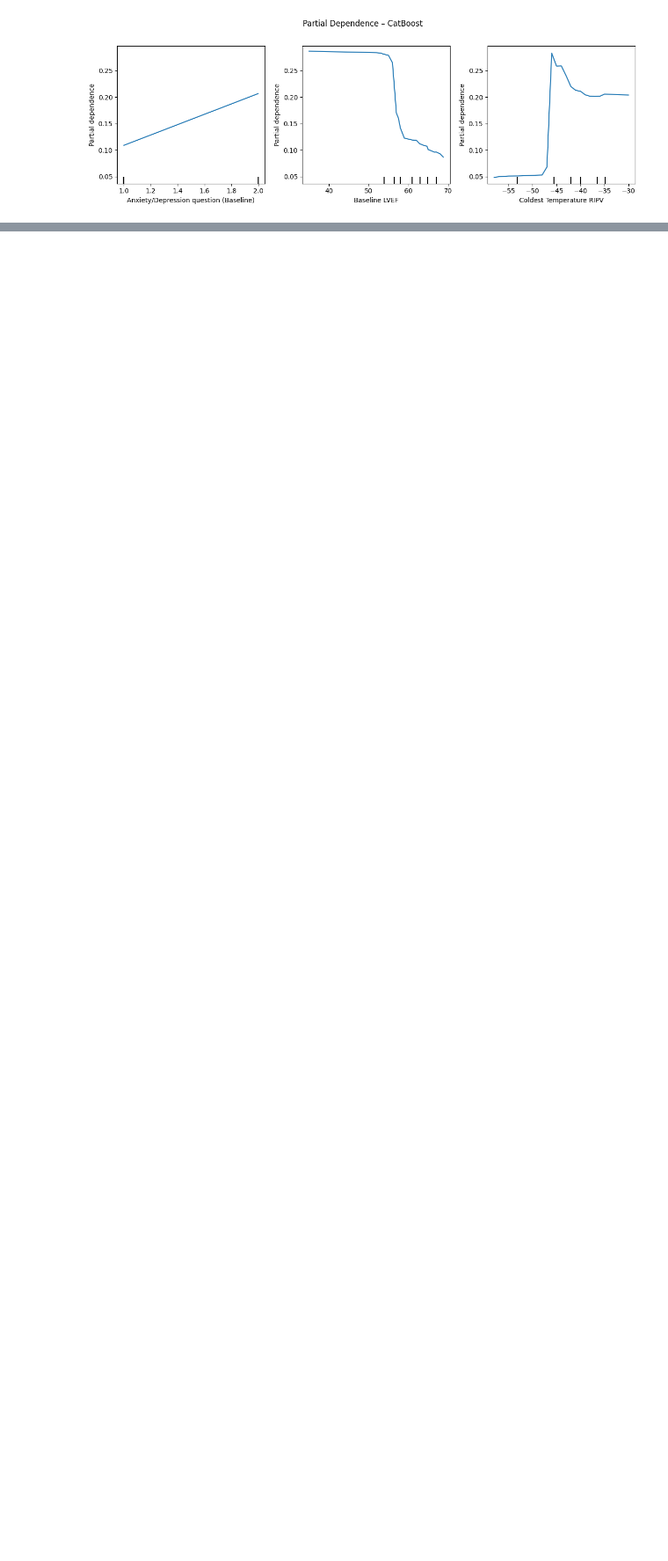
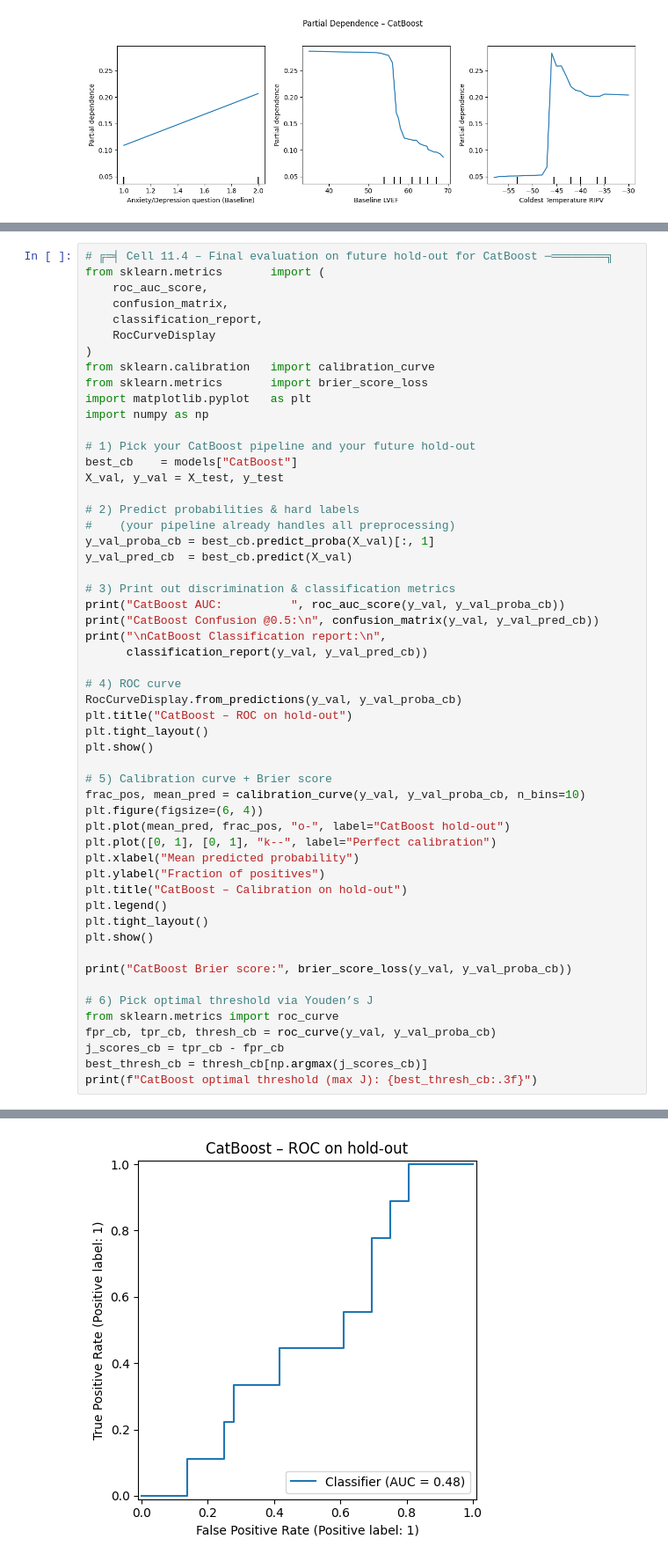
Before and after one commit to lochieh19798/Data-analysis, a Jupyter notebook: Figure2mod.ipynb, the cells around one changed output, grey strips where cells are left out. Shown at 88% size. Cells and saved outputs as stored; diff of their text form; blank space fills up the shorter version.

```diff
--- a/Figure2mod.ipynb
+++ b/Figure2mod.ipynb
@@ -1511,3 +1582,58 @@ plt.tight_layout()
 plt.show()
 # %% [output]
 [figure]
+# %%
+# ╔═╡ Cell 11.4 – Final evaluation on future hold-out for CatBoost ─════════╗
+from sklearn.metrics       import (
+    roc_auc_score,
+    confusion_matrix,
+    classification_report,
+    RocCurveDisplay
+)
+from sklearn.calibration   import calibration_curve
+from sklearn.metrics       import brier_score_loss
+import matplotlib.pyplot   as plt
+import numpy as np
+
+# 1) Pick your CatBoost pipeline and your future hold-out
+best_cb    = models["CatBoost"]
+X_val, y_val = X_test, y_test
+
+# 2) Predict probabilities & hard labels
+#    (your pipeline already handles all preprocessing)
+y_val_proba_cb = best_cb.predict_proba(X_val)[:, 1]
+y_val_pred_cb  = best_cb.predict(X_val)
+
+# 3) Print out discrimination & classification metrics
+print("CatBoost AUC:          ", roc_auc_score(y_val, y_val_proba_cb))
+print("CatBoost Confusion @0.5:\n", confusion_matrix(y_val, y_val_pred_cb))
+print("\nCatBoost Classification report:\n",
+      classification_report(y_val, y_val_pred_cb))
+
+# 4) ROC curve
+RocCurveDisplay.from_predictions(y_val, y_val_proba_cb)
+plt.title("CatBoost – ROC on hold-out")
+plt.tight_layout()
+plt.show()
+
+# 5) Calibration curve + Brier score
+frac_pos, mean_pred = calibration_curve(y_val, y_val_proba_cb, n_bins=10)
+plt.figure(figsize=(6, 4))
+plt.plot(mean_pred, frac_pos, "o-", label="CatBoost hold-out")
+plt.plot([0, 1], [0, 1], "k--", label="Perfect calibration")
+plt.xlabel("Mean predicted probability")
+plt.ylabel("Fraction of positives")
+plt.title("CatBoost – Calibration on hold-out")
+plt.legend()
+plt.tight_layout()
+plt.show()
+
+print("CatBoost Brier score:", brier_score_loss(y_val, y_val_proba_cb))
+
+# 6) Pick optimal threshold via Youden’s J
+from sklearn.metrics import roc_curve
+fpr_cb, tpr_cb, thresh_cb = roc_curve(y_val, y_val_proba_cb)
+j_scores_cb = tpr_cb - fpr_cb
+best_thresh_cb = thresh_cb[np.argmax(j_scores_cb)]
+print(f"CatBoost optimal threshold (max J): {best_thresh_cb:.3f}")
+# %% [output]
@@ -1513,0 +1654 @@ plt.show()
+[figure, added]
```
Also changed, not shown: parts of 2 cells of this notebook.
